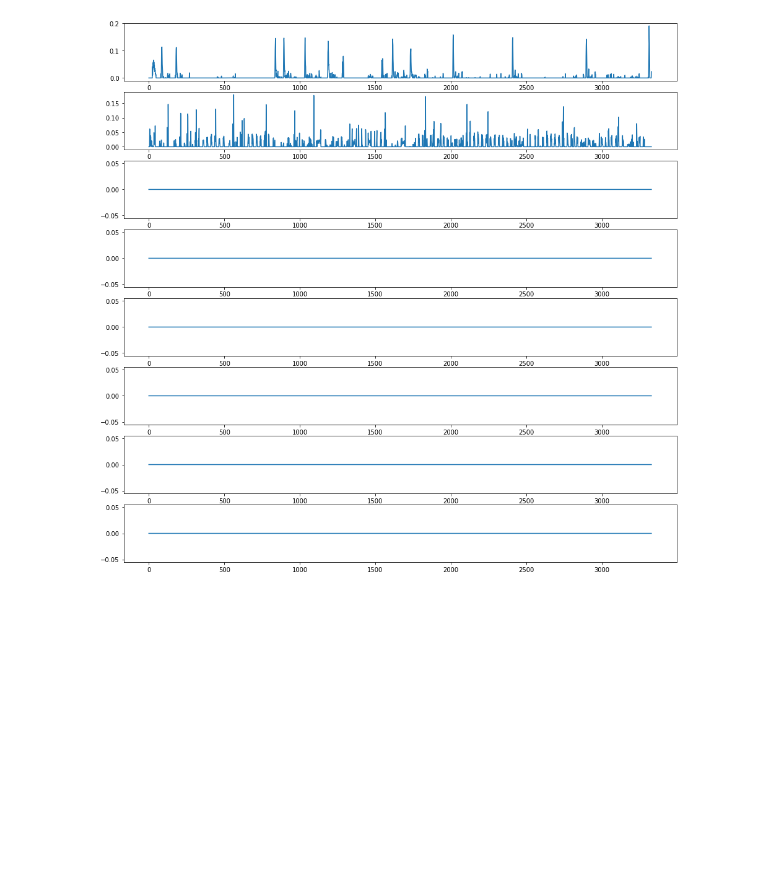
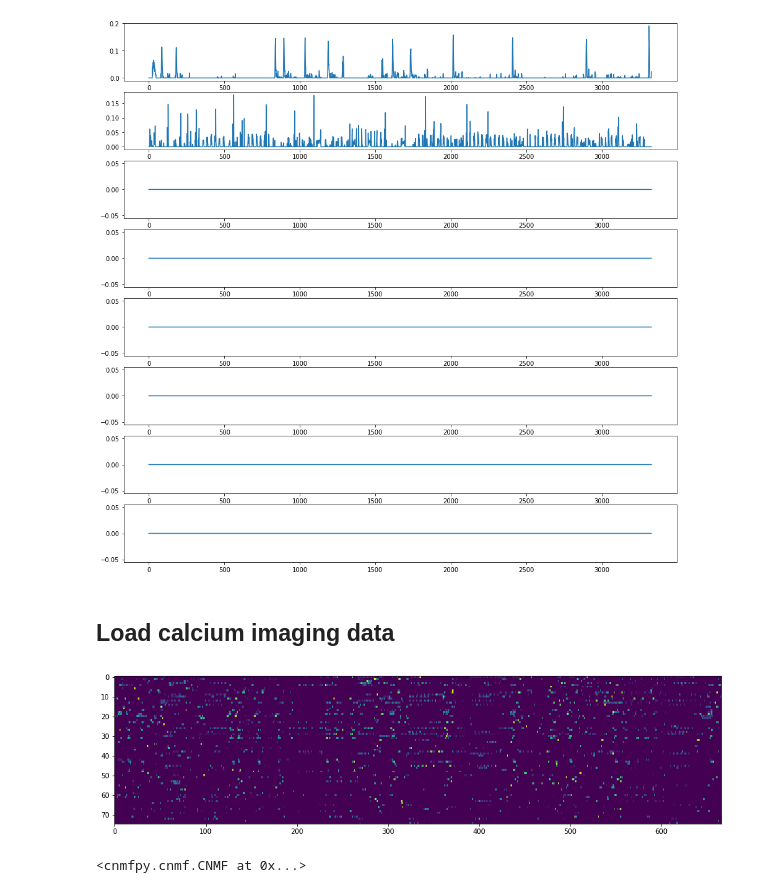
Before and after one commit to degleris1/cmfpy, a Jupyter notebook: examples/demo.ipynb, the cells around one changed output. Cells and saved outputs as stored; diff of their text form; code cells hidden in the pictures; blank space fills up the shorter version.

```diff
--- a/examples/demo.ipynb
+++ b/examples/demo.ipynb
@@ -126,3 +125,22 @@ for i in range(components):
     plt.plot(model.H.shift(0)[i])
 # %% [output]
 [figure]
+# %% [markdown]
+## Load calcium imaging data
+# %%
+neural_data = mat_data['NEURAL']
+lag = 0.7  # seconds
+nL = int(np.ceil(lag * mat_data['VIDEOfs']))
+
+plt.figure(figsize=(16, 4))
+plt.imshow(neural_data, aspect='auto')
+plt.show()
+# %% [output]
+[figure, added]
+# %%
+components = 10
+
+model = CNMF(components, nL, l2_scfo=5e-3, l1_W=0.1, n_iter_max=1000, tol=1e-6)
+model.fit(neural_data, alg='mult')
+# %% [output]
+<cnmfpy.cnmf.CNMF at 0x...>
```
Also changed, not shown: parts of 4 cells of this notebook, 5 other files.
